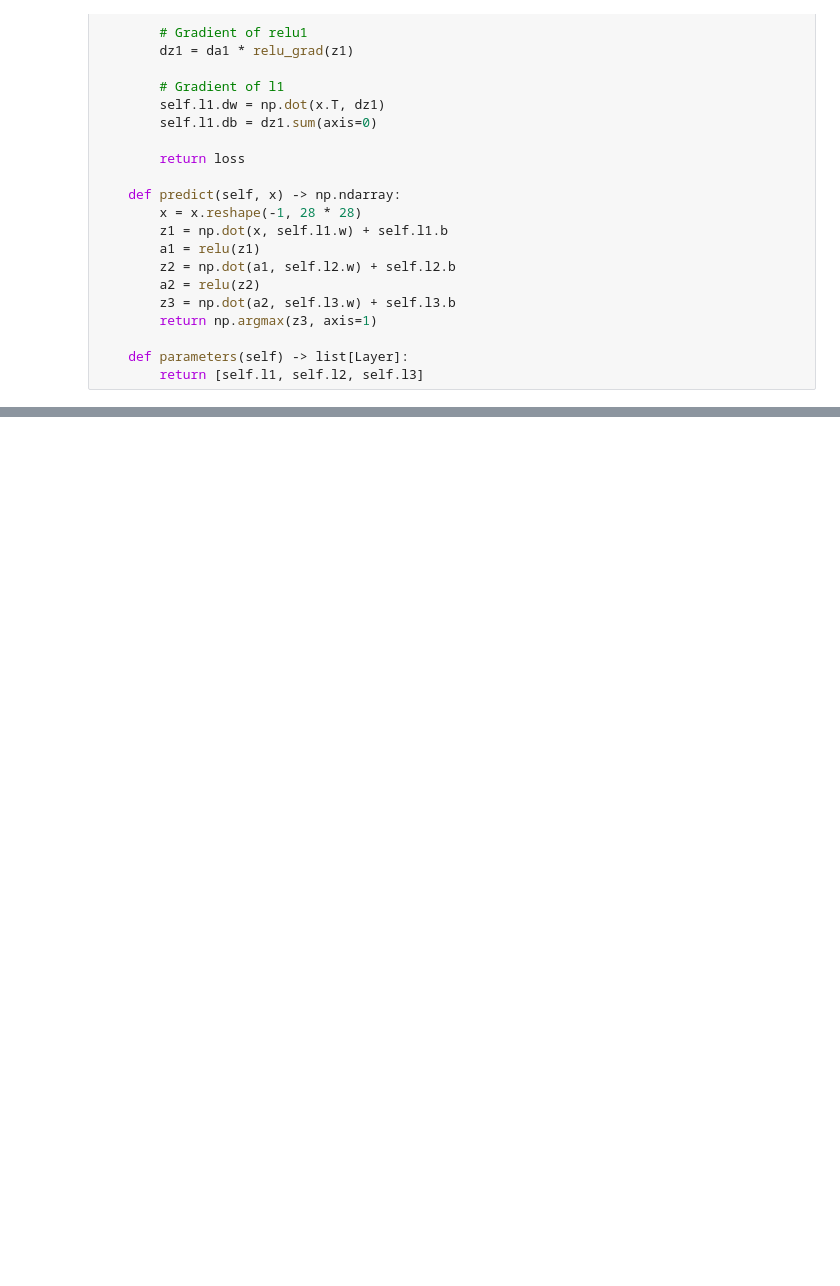
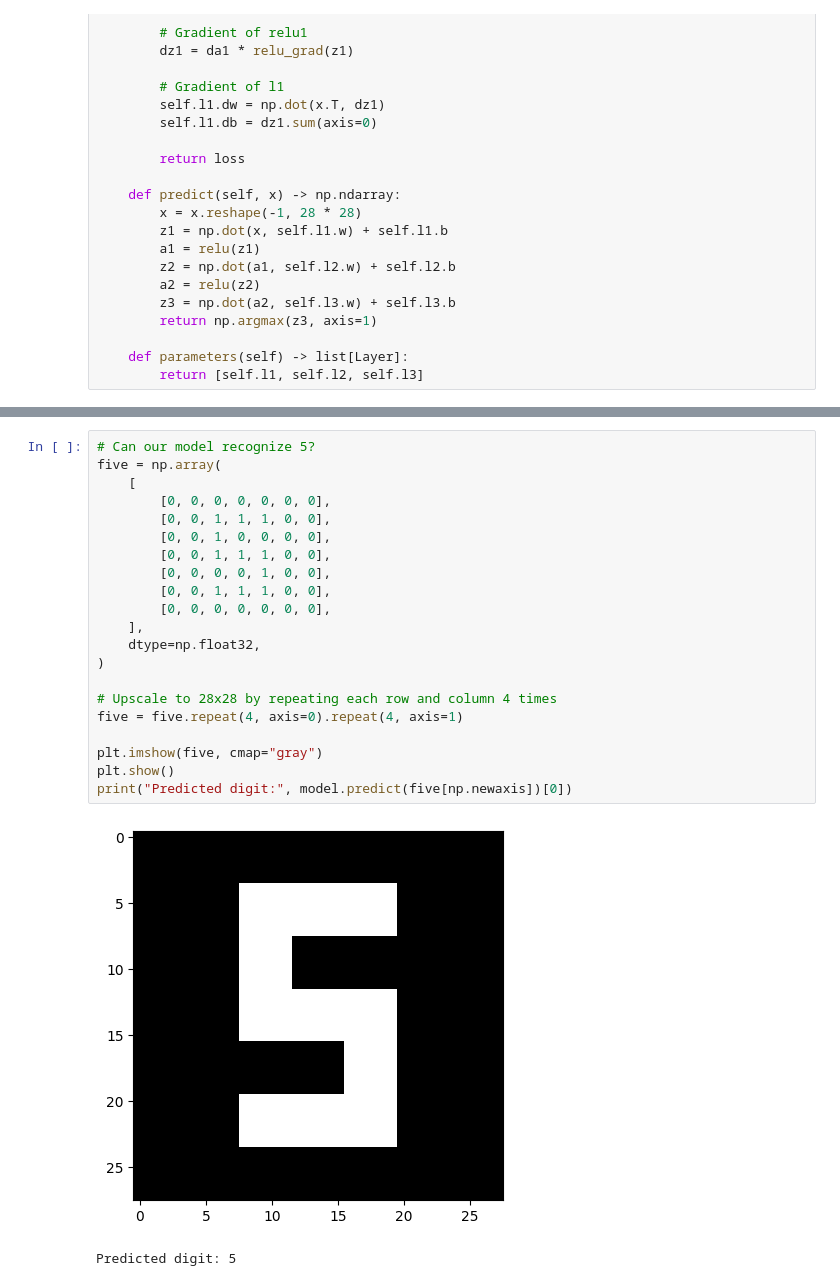
Before and after one commit to didarulilm/ml-notebooks, a Jupyter notebook: src/mnist_from_scratch.ipynb, the cells around one changed output, grey strips where cells are left out. Saved outputs shown, nothing was run; the diff lists cells and outputs as text; blank space fills up the shorter version.

Commit message:
impl(mnist): numpy model evaluation

```diff
--- a/src/mnist_from_scratch.ipynb
+++ b/src/mnist_from_scratch.ipynb
@@ -282,0 +298,24 @@ Epoch [10/10], Loss: 0.1999, Accuracy: 94.37%
+# %%
+# Can our model recognize 5?
+five = np.array(
+    [
+        [0, 0, 0, 0, 0, 0, 0],
+        [0, 0, 1, 1, 1, 0, 0],
+        [0, 0, 1, 0, 0, 0, 0],
+        [0, 0, 1, 1, 1, 0, 0],
+        [0, 0, 0, 0, 1, 0, 0],
+        [0, 0, 1, 1, 1, 0, 0],
+        [0, 0, 0, 0, 0, 0, 0],
+    ],
+    dtype=np.float32,
+)
+
+# Upscale to 28x28 by repeating each row and column 4 times
+five = five.repeat(4, axis=0).repeat(4, axis=1)
+
+plt.imshow(five, cmap="gray")
+plt.show()
+print("Predicted digit:", model.predict(five[np.newaxis])[0])
+# %% [output]
+[figure, added]
+Predicted digit: 5
```
Also changed, not shown: parts of 6 cells of this notebook.
